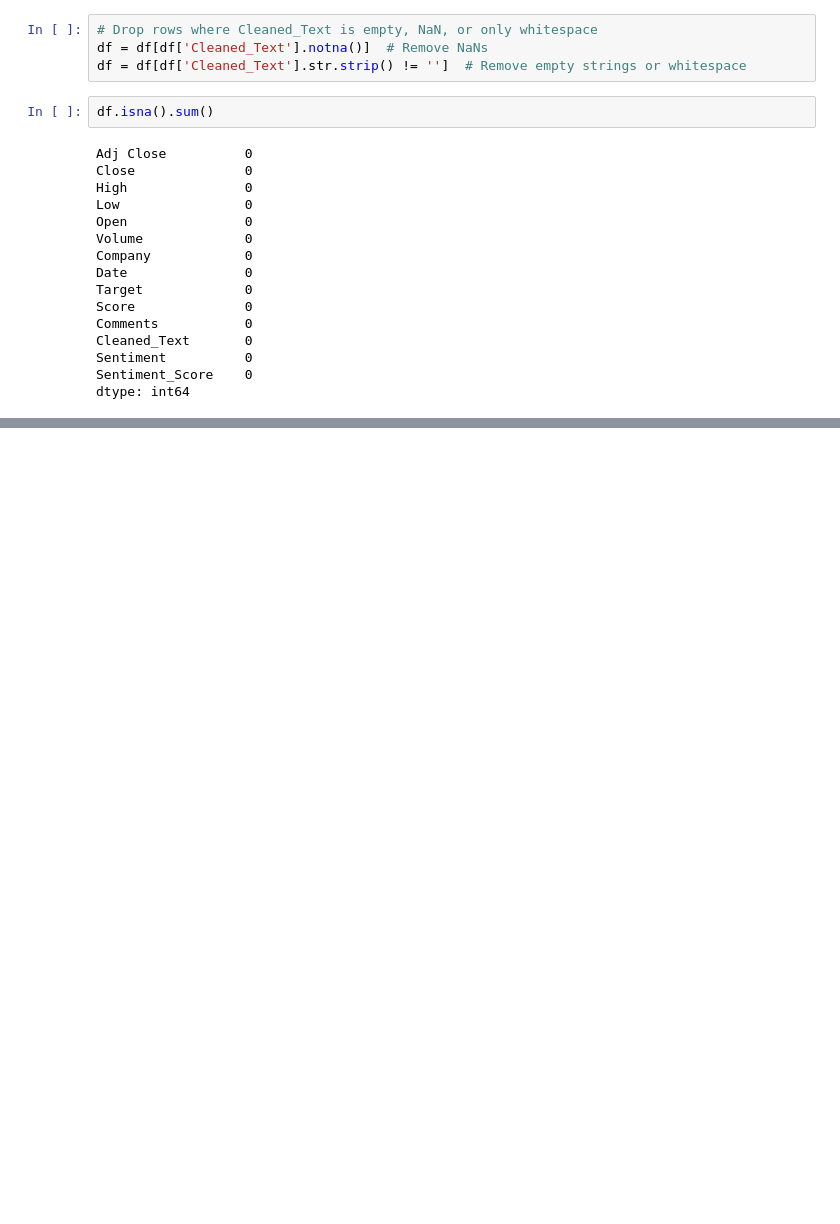
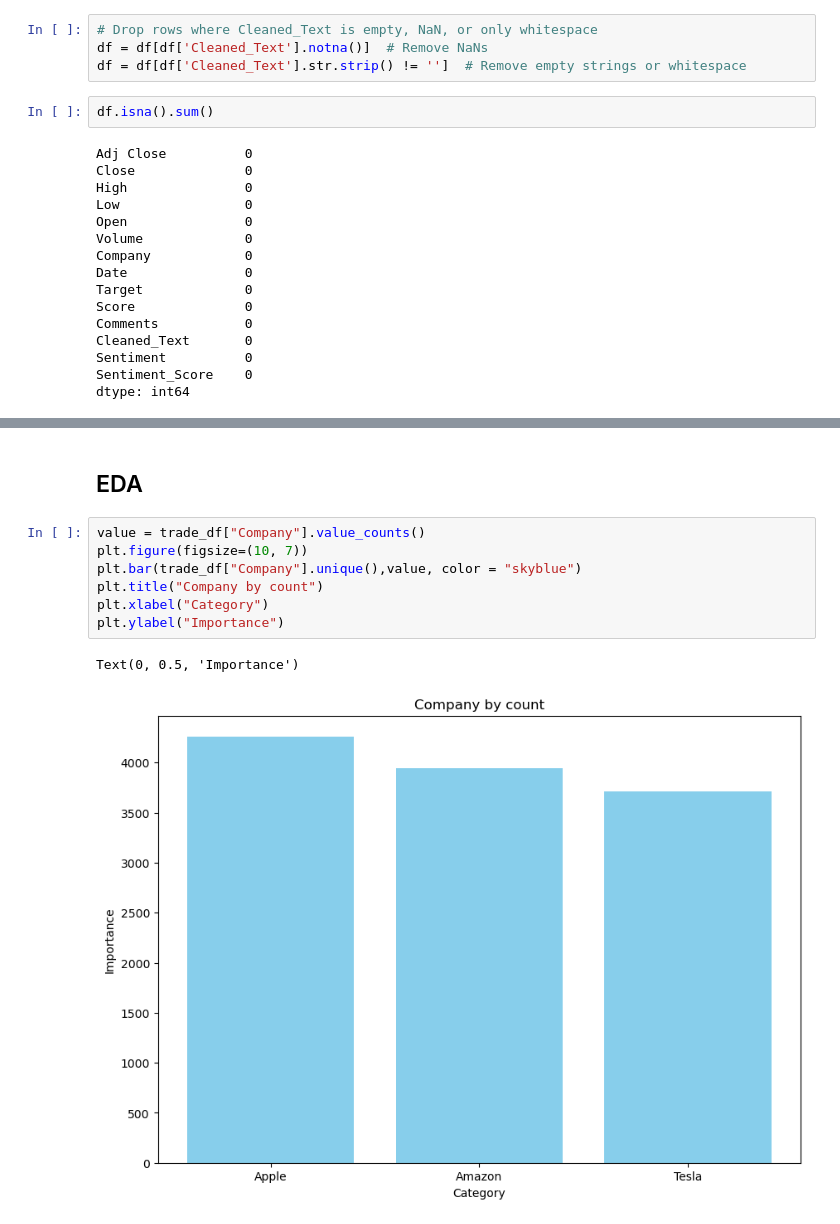
Before and after one commit to U-gana/Stock-Project, a Jupyter notebook: stock.ipynb, the cells around one changed output, grey strips where cells are left out. Cells and saved outputs as stored; diff of their text form; blank space fills up the shorter version.

```diff
--- a/stock.ipynb
+++ b/stock.ipynb
@@ -64 +64,13 @@ Target
 Name: count, dtype: int64
+# %% [markdown]
+## EDA
+# %%
+value = trade_df["Company"].value_counts()
+plt.figure(figsize=(10, 7))
+plt.bar(trade_df["Company"].unique(),value, color = "skyblue")
+plt.title("Company by count")
+plt.xlabel("Category")
+plt.ylabel("Importance")
+# %% [output]
+Text(0, 0.5, 'Importance')
+[figure, added]
```
Also changed, not shown: parts of 9 cells of this notebook.
